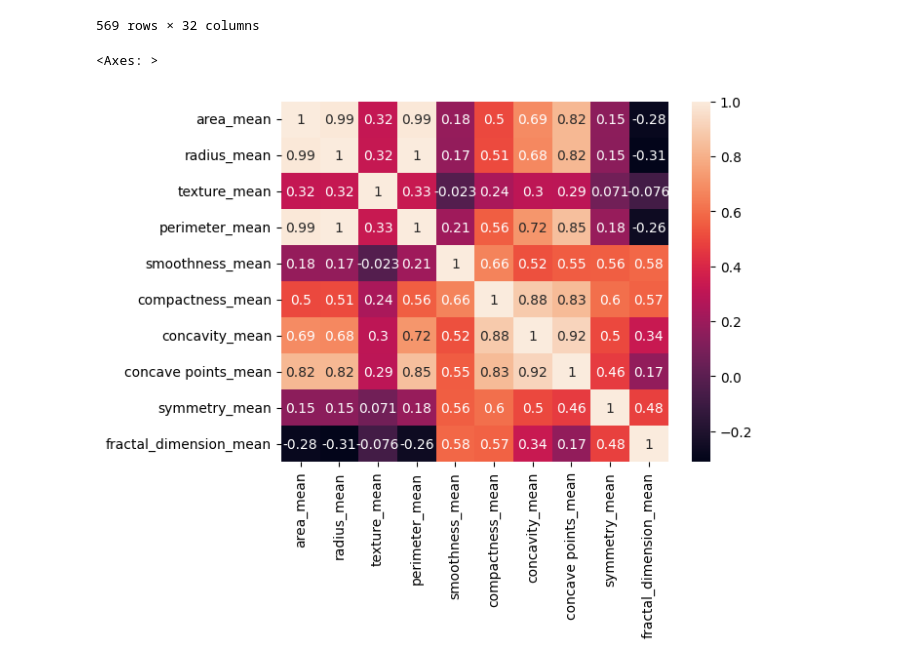
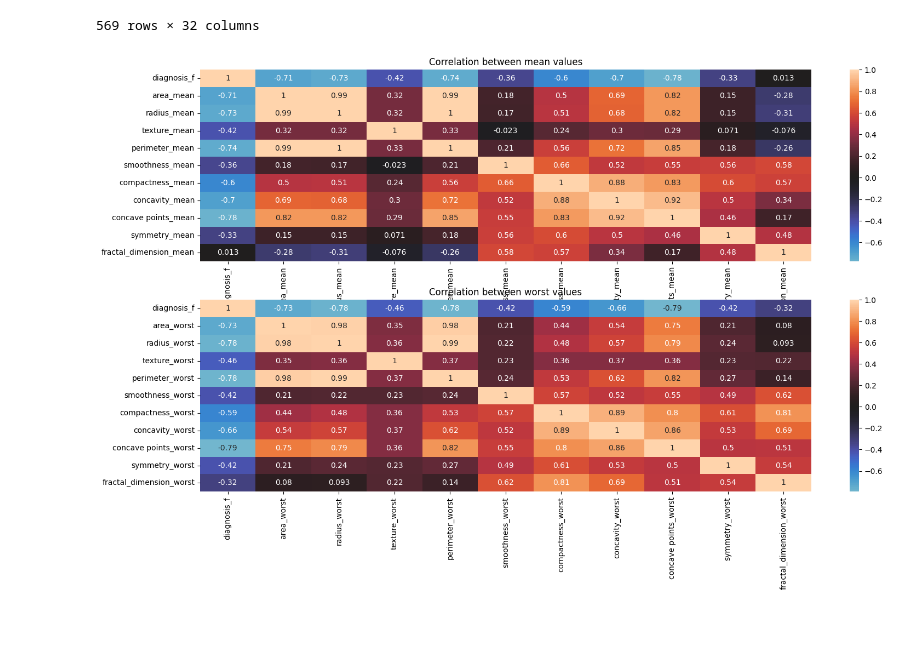
Before and after one commit to GITGENome/sein, a Jupyter notebook: P3_sein.ipynb, the cells around one changed output. Cells and saved outputs as stored; diff of their text form; code cells hidden in the pictures; blank space fills up the shorter version.

```diff
--- a/P3_sein.ipynb
+++ b/P3_sein.ipynb
@@ -88,8 +128,11 @@ df_sein
 | 567 | 927241 | M | 20.60 | 29.33 | 140.10 | 1265.0 | 0.11780 | ... |
 | 568 | 92751 | B | 7.76 | 24.54 | 47.92 | 181.0 | 0.05263 | ... |
 569 rows × 32 columns
-# %%
-sns.heatmap(df_sein[['area_mean', 'radius_mean', 'texture_mean', 'perimeter_mean','smoothness_mean', 'compactness_mean', 'concavity_mean',  'concave points_mean', 'symmetry_mean', 'fractal_dimension_mean']].corr(), annot=True)
-# %% [output]
-<Axes: >
-[figure, removed]
+# %%
+df_sein['diagnosis_f'] = df_sein['diagnosis'].factorize()[0]
+fig, axs = plt.subplots(nrows = 2, figsize=(18, 10))
+sns.heatmap(df_sein[['diagnosis_f', 'area_mean', 'radius_mean', 'texture_mean', 'perimeter_mean','smoothness_mean', 'compactness_mean', 'concavity_mean',  'concave points_mean', 'symmetry_mean', 'fractal_dimension_mean']].corr(), annot=True, ax=axs[0], center=0).set_title('Correlation between mean values')
+sns.heatmap(df_sein[['diagnosis_f', 'area_worst', 'radius_worst', 'texture_worst', 'perimeter_worst','smoothness_worst', 'compactness_worst', 'concavity_worst',  'concave points_worst', 'symmetry_worst', 'fractal_dimension_worst']].corr(), annot=True, ax=axs[1], center=0).set_title('Correlation between worst values')
+plt.show()
+# %% [output]
+[figure, added]
```
Also changed, not shown: parts of 8 cells of this notebook.
